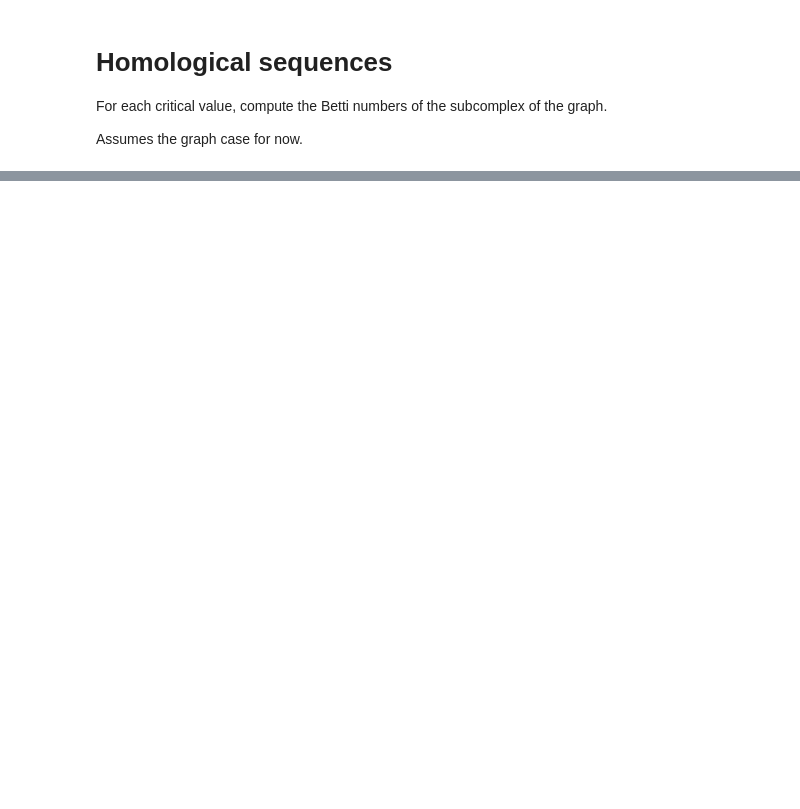
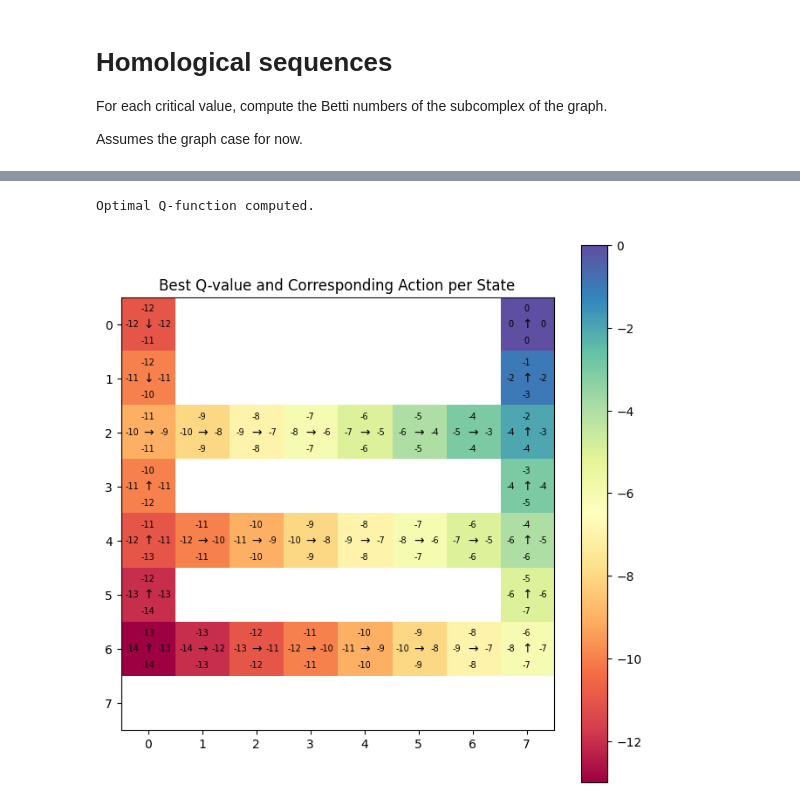
Before and after one commit to jsseely/rl-dmt, a Jupyter notebook: notebooks/dmt.ipynb, the cells around one changed output, grey strips where cells are left out. Cells and saved outputs as stored; diff of their text form; code cells hidden in the pictures; blank space fills up the shorter version.

```diff
--- a/notebooks/dmt.ipynb
+++ b/notebooks/dmt.ipynb
@@ -181,0 +173,11 @@ for c in critical_values:
+# %%
+env = MazeEnv()
+agent = QLearningAgent(env, gamma=1, alpha=0.1)
+agent.compute_optimal_q_function()
+optimal_q_function = agent.q_table
+# %% [output]
+Optimal Q-function computed.
+# %%
+agent.plot_best_action_q_values()
+# %% [output]
+[figure, added]
```
Also changed, not shown: parts of 22 cells of this notebook, 3 other files.
